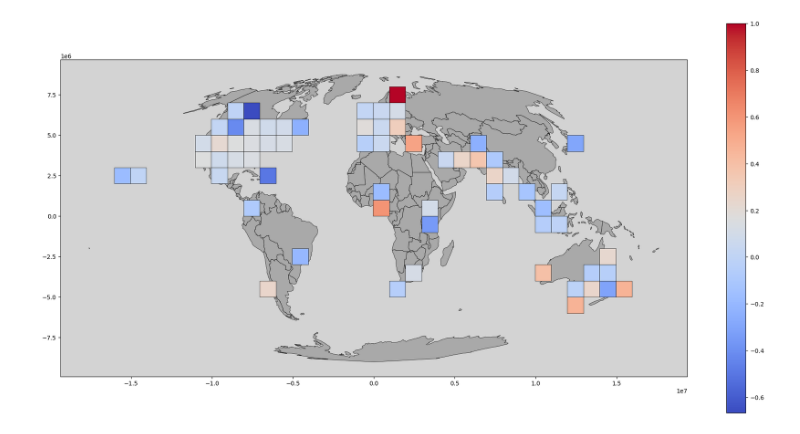
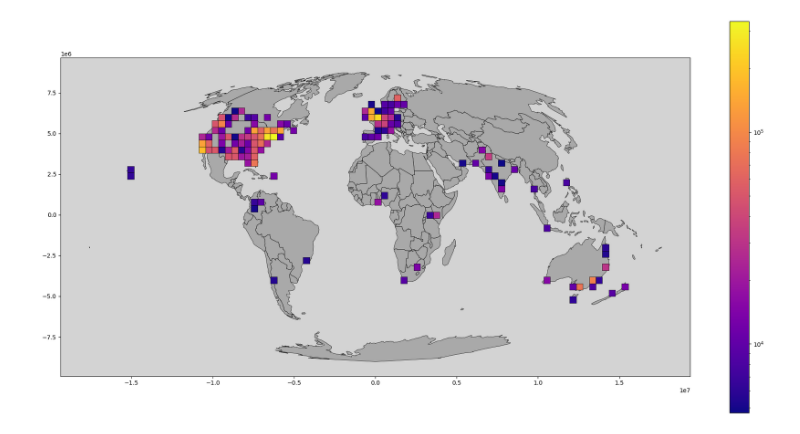
Before and after one commit to dguzh/DisasterTweetAnalytics, a Jupyter notebook: Demo.ipynb, the cells around one changed output. Drawn from its saved outputs; the diff is of its cells as text; code cells hidden in the pictures.

Commit message:
changes to data structure

```diff
--- a/Demo.ipynb
+++ b/Demo.ipynb
@@ -4,11 +4,21 @@ import numpy as np
 # %%
 from geoprocessing import Disaster, TweetRaster
 # %%
-raster = TweetRaster(resolution=1000000)
+raster = TweetRaster(resolution=400000)
 # %%
-raster.load_tweets('data/tweets.csv', longitude_column='lng', latitude_column='lat', crs=4326)
+raster.load_tweets('data/tweets.csv',
+                   longitude_column='lng',
+                   latitude_column='lat',
+                   crs=4326,
+                   filter_before='2014-01-01')
+# %%
+latest_tweet = raster.tweets['created_at'].max()
 # %%
 # raster.geocode_disaster_dataset('data/disasters.csv', longitude_column='Longitude', latitude_column='Latitude')
 # %%
-raster.load_disasters('data/disasters_geocoded.csv', longitude_column='Longitude', latitude_column='Latitude')
+raster.load_disasters('data/disasters_geocoded.csv',
+                      longitude_column='Longitude',
+                      latitude_column='Latitude',
+                      filter_before='2014-01-01',
+                      filter_after=latest_tweet)
 # %%
@@ -18,4 +25,0 @@ raster.create_training_data(28, 28, write_file=True)
-# %%
-raster.plot_values(raster.training_data[28, 28][2000][1], 'stance_diff')
-# %% [output]
-[figure, removed]
@@ -21,0 +28,4 @@ raster.plot_values(raster.training_data[28, 28][2000][1], 'stance_diff')
+# %%
+raster.map_counts()
+# %% [output]
+[figure, added]
```
Also changed, not shown: parts of 13 cells of this notebook, 3 other files.
